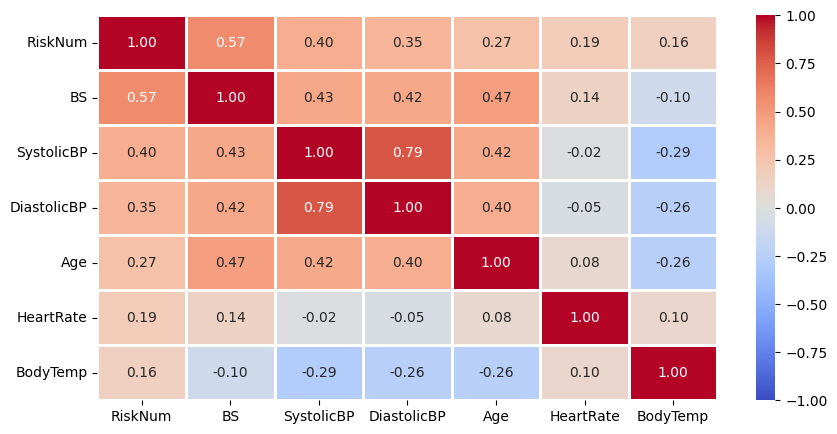
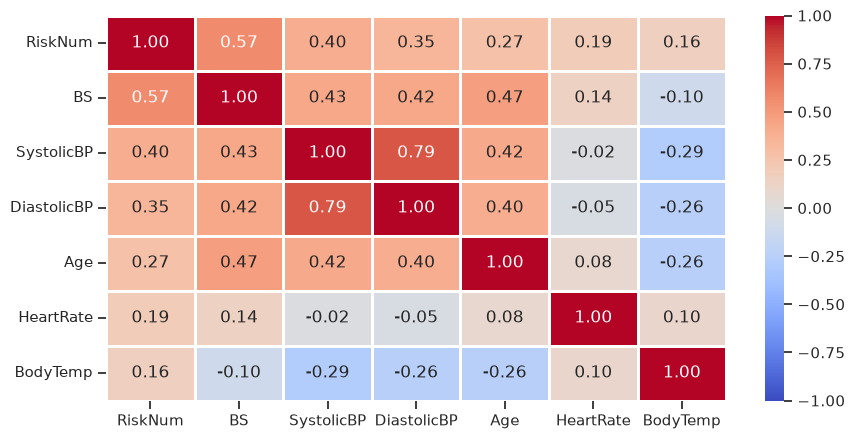
The notebook cell's code change between the first figure and the second:
--- before
+++ after
@@ -2,4 +2,5 @@
 sorted_columns = crm[mhr_numtargetname].sort_values(ascending=False).index
 sorted_features = sorted_columns[1:]
-seaborn.heatmap(crm.loc[sorted_columns,sorted_columns], linewidth=.8, vmin=-1, vmax=1,
-                annot=True, fmt=".2f", cmap="coolwarm");
+seaborn.heatmap(crm.loc[sorted_columns,sorted_columns], linewidth=.8,
+                vmin=-1, vmax=1, cmap="coolwarm",
+                annot=True, fmt=".2f");

Commit: seaborn figure styling, wip